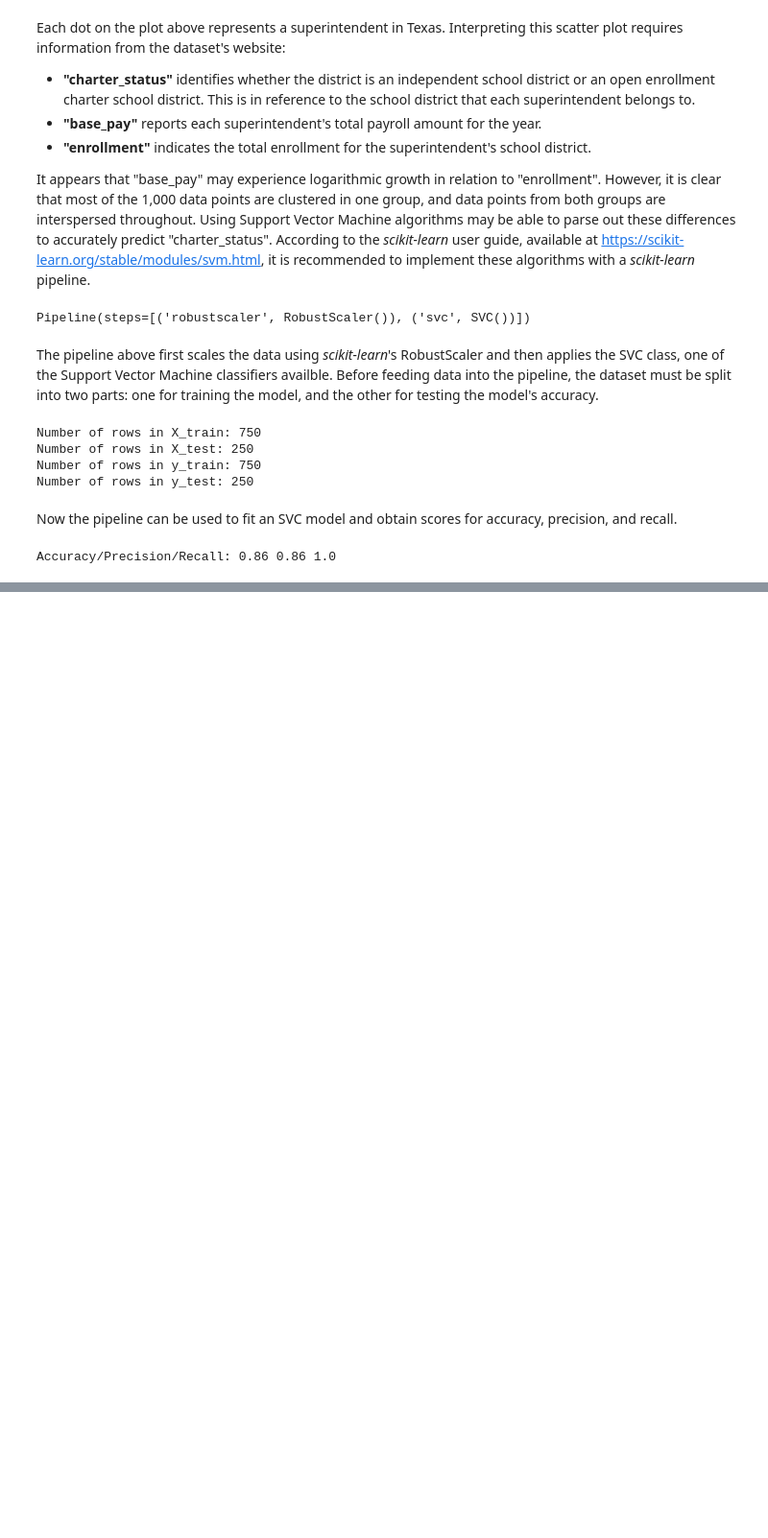
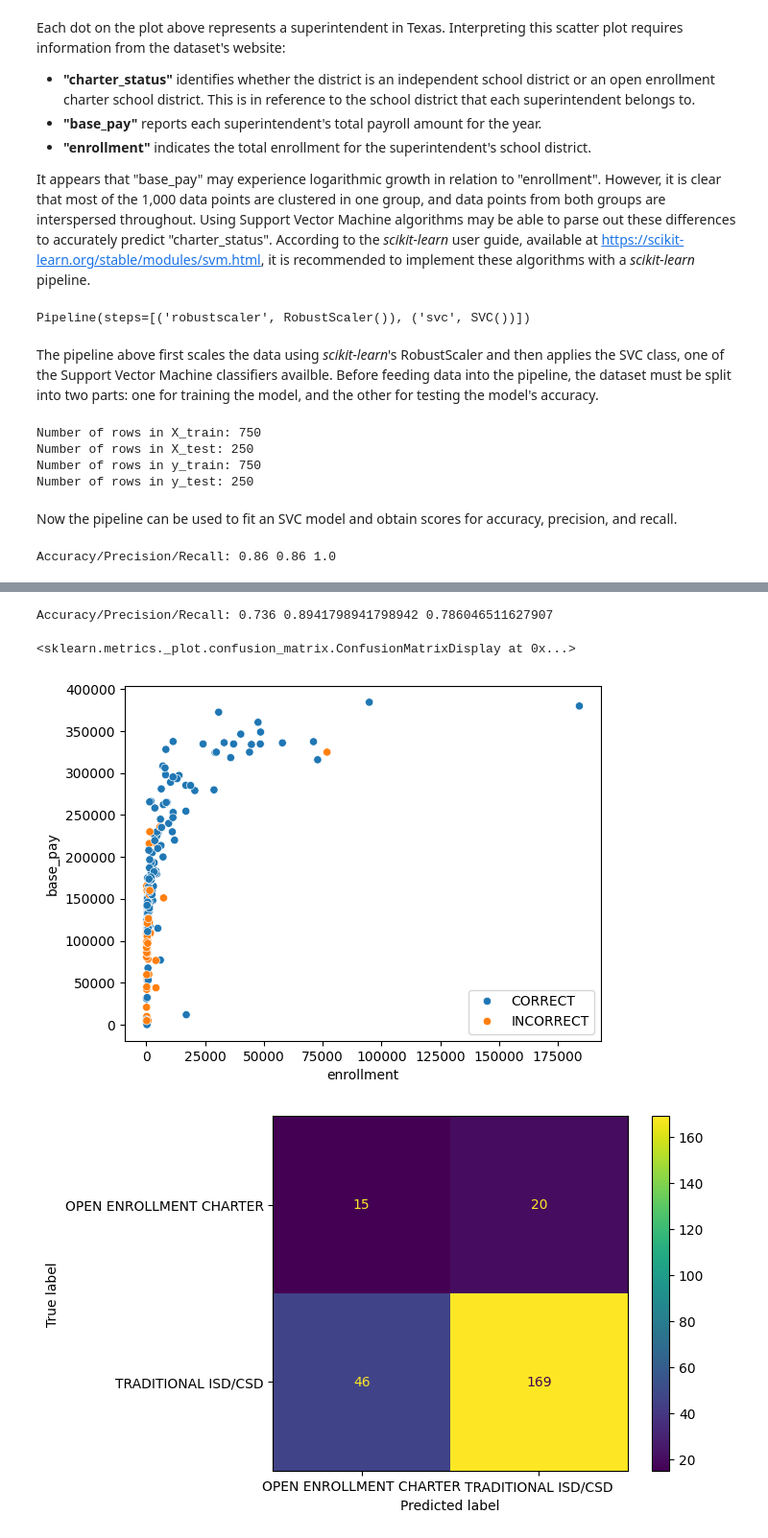
Before and after one commit to Kiron-Ang/DSC, a Jupyter notebook: svm_analysis.ipynb, the cells around one changed output, grey strips where cells are left out. Shown at 96% size. Drawn from its saved outputs; the diff is of its cells as text; code cells hidden in the pictures; blank space fills up the shorter version.

```diff
--- a/svm_analysis.ipynb
+++ b/svm_analysis.ipynb
@@ -119,0 +127,35 @@ seaborn.scatterplot(x=X_test["enrollment"], y=X_test["base_pay"], hue=prediction
+# %%
+pipeline = sklearn.pipeline.make_pipeline(
+                sklearn.preprocessing.RobustScaler(),
+                # Ensure nu is small enough to avoid the error:
+                # ValueError: specified nu is infeasible
+                sklearn.svm.NuSVC(nu=0.2)
+            )
+
+pipeline.fit(X_train, y_train)
+
+y_predict = pipeline.predict(X_test)
+
+accuracy = sklearn.metrics.accuracy_score(y_test, y_predict)
+precision = sklearn.metrics.precision_score(y_test, y_predict, pos_label="TRADITIONAL ISD/CSD")
+recall = sklearn.metrics.recall_score(y_test, y_predict, pos_label="TRADITIONAL ISD/CSD")
+
+print("Accuracy/Precision/Recall:", accuracy, precision, recall)
+
+predictions = []
+number = 0
+for test in y_test:
+  if y_predict[number] == test:
+    predictions.append("CORRECT")
+  else:
+    predictions.append("INCORRECT")
+  number += 1
+
+seaborn.scatterplot(x=X_test["enrollment"], y=X_test["base_pay"], hue=predictions)
+
+sklearn.metrics.ConfusionMatrixDisplay.from_predictions(y_test, y_predict)
+# %% [output]
+Accuracy/Precision/Recall: 0.736 0.8941798941798942 0.786046511627907
+<sklearn.metrics._plot.confusion_matrix.ConfusionMatrixDisplay at 0x...>
+[figure, added]
+[figure, added]
```
Also changed, not shown: parts of 7 cells of this notebook.
